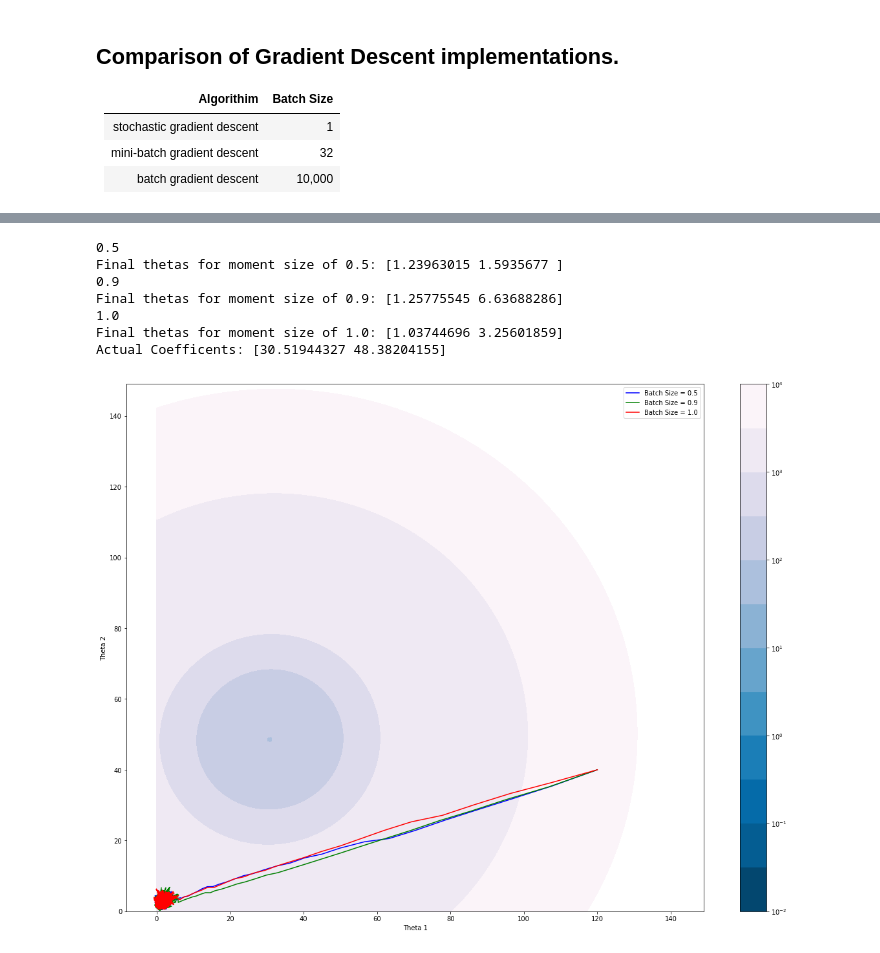
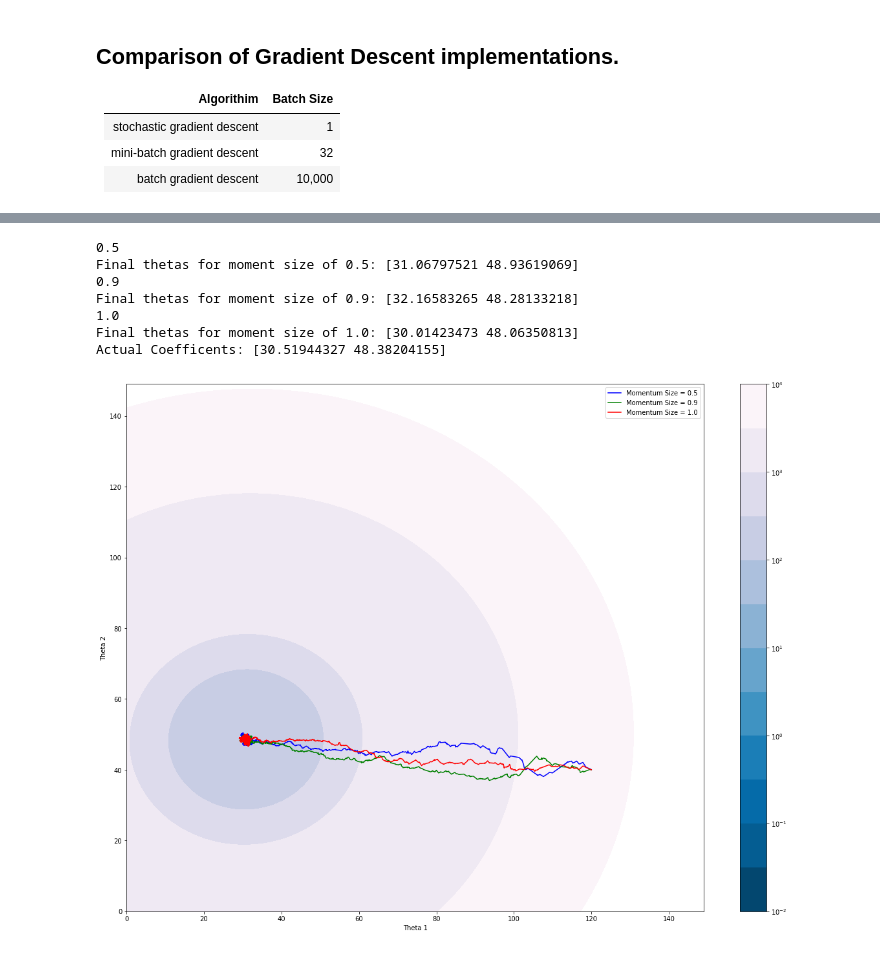
Before and after one commit to robahall/GradDesc, a Jupyter notebook: notebooks/1.0_rah_Gradient_Descent_Algorithims.ipynb, the cells around one changed output, grey strips where cells are left out. Cells and saved outputs as stored; diff of their text form; code cells hidden in the pictures.

```diff
--- a/notebooks/1.0_rah_Gradient_Descent_Algorithims.ipynb
+++ b/notebooks/1.0_rah_Gradient_Descent_Algorithims.ipynb
@@ -127,7 +130,7 @@ count = 0
 
 for c, rs, bs in zip(colors, random_start, batch_size):
     theta = rs
-    thetas, MSE = gda.minibatch_gradient_descent(features, target, theta, learning, epochs, bs)
+    %time thetas, MSE = gda.minibatch_gradient_descent(features, target, theta, learning, epochs, bs)
     #thetas, MSE = stochastic_gradient_descent(features, target, theta, lr, epochs)
     ax.plot(thetas[:,0],thetas[:,1], c, label='Batch Size = {}'.format(bs))
     ax.legend()
@@ -158,36 +164,36 @@ levels = [0.01, 0.05, 0.1, 0.5, 1, 5, 10, 50, 100, 500, 1000, 5000, 10000]
 fig, ax = plt.subplots(figsize=(20, 15))
 cs = ax.contourf(x,y,z, levels, locator=ticker.LogLocator(), cmap=cm.PuBu_r)
 
 
-learning = 0.1 #[0.01, 0.1, 0.5]
+learning = 0.01 #[0.01, 0.1, 0.5]
 colors = ['b', 'g', 'r']
 random_start = [np.array([120, 40.]) for i in range(3)]
 epochs = 10
 momentum = [0.5, 0.9, 1.0]
 count = 0
 
 for c, rs, moment in zip(colors, random_start, momentum):
     theta = rs
     print(moment)
     thetas, MSE = gda.momentum_gd(features, target, theta, learning, epochs, momentum = moment)
     #thetas, MSE = stochastic_gradient_descent(features, target, theta, lr, epochs)
-    ax.plot(thetas[:,0],thetas[:,1], c, label='Batch Size = {}'.format(moment))
+    ax.plot(thetas[:,0],thetas[:,1], c, label='Momentum Size = {}'.format(moment))
     ax.legend()
     print("Final thetas for moment size of {}: {}".format(moment, thetas[-1]))
     count += 1
     if count == len(momentum):
         print("Actual Coefficents: {}".format(coef))
 
 cbar = fig.colorbar(cs)
 plt.xlabel('Theta 1')
 plt.ylabel('Theta 2')
 plt.show()
 # %% [output]
 0.5
-Final thetas for moment size of 0.5: [1.23963015 1.5935677 ]
+Final thetas for moment size of 0.5: [31.06797521 48.93619069]
 0.9
-Final thetas for moment size of 0.9: [1.25775545 6.63688286]
+Final thetas for moment size of 0.9: [32.16583265 48.28133218]
 1.0
-Final thetas for moment size of 1.0: [1.03744696 3.25601859]
+Final thetas for moment size of 1.0: [30.01423473 48.06350813]
 Actual Coefficents: [30.51944327 48.38204155]
-[figure, old version]
+[figure, new version]
```
Also changed, not shown: parts of 4 cells of this notebook.
